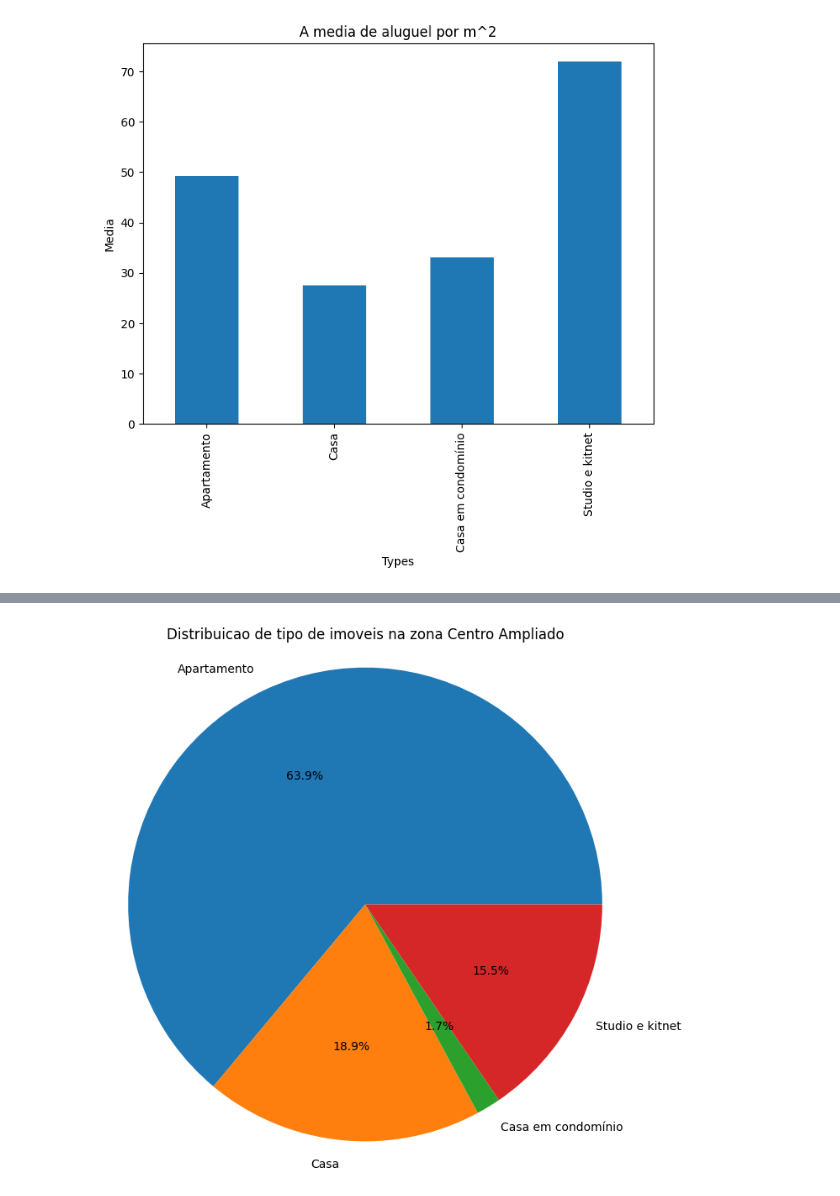
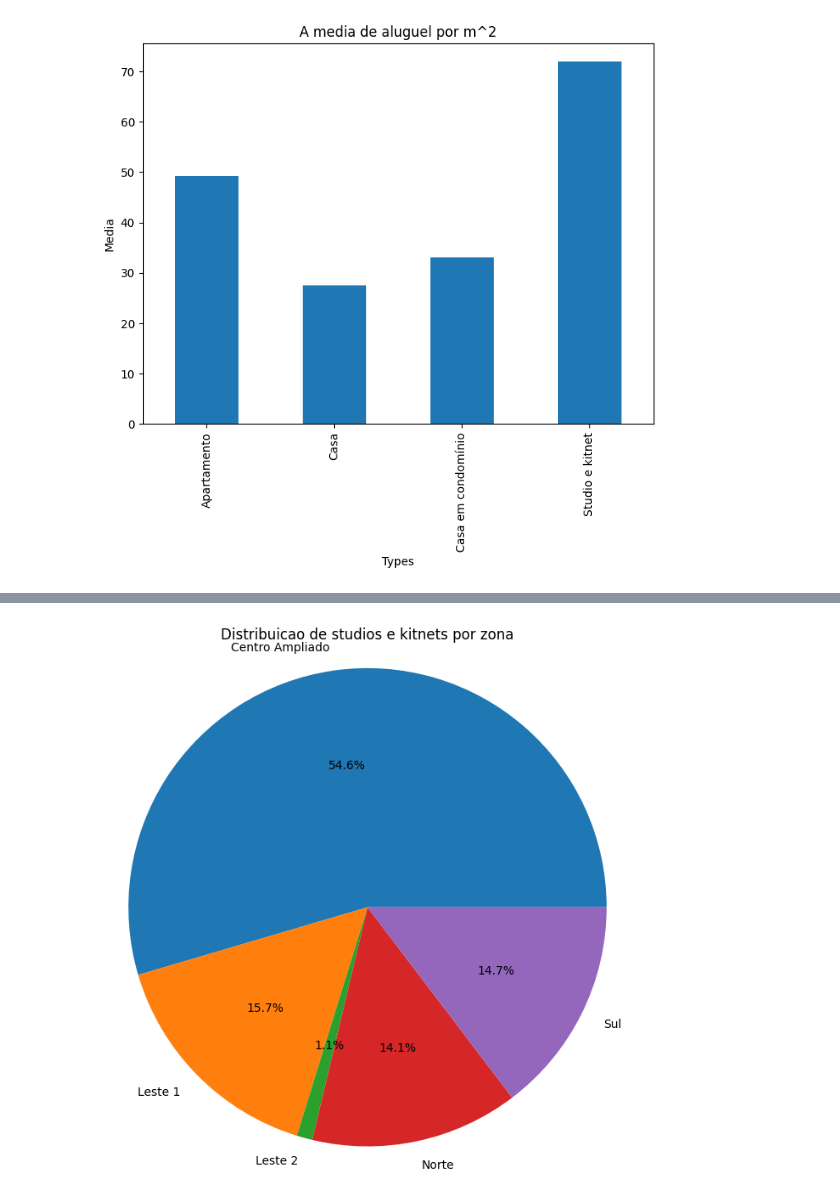
Before and after one commit to kimju03/aluguel-de-casa-em-SP, a Jupyter notebook: analise.ipynb, the cells around one changed output, grey strips where cells are left out. Cells and saved outputs as stored; diff of their text form; code cells hidden in the pictures.

```diff
--- a/analise.ipynb
+++ b/analise.ipynb
@@ -597,12 +643,12 @@ data_centro.head()
 # %%
 # Fazer o groupby e contar as ocorrências em cada categoria
-contagem_por_type= data1.groupby('type').size()
+contagem_por_zona= data1.groupby('Zona').size()
 
 # Plotar o gráfico de pizza
 plt.figure(figsize=(8, 8))
-plt.pie(contagem_por_type, labels=contagem_por_type.index, autopct='%1.1f%%')
-plt.title('Distribuicao de tipo de imoveis na zona Centro Ampliado')
+plt.pie(contagem_por_zona, labels=contagem_por_zona.index, autopct='%1.1f%%')
+plt.title('Distribuicao de studios e kitnets por zona')
 plt.axis('equal')  # Aspecto igual para que o gráfico seja circular
 plt.show()
 # %% [output]
-[figure, old version]
+[figure, new version]
```
Also changed, not shown: parts of 23 cells of this notebook, 2 other files.
